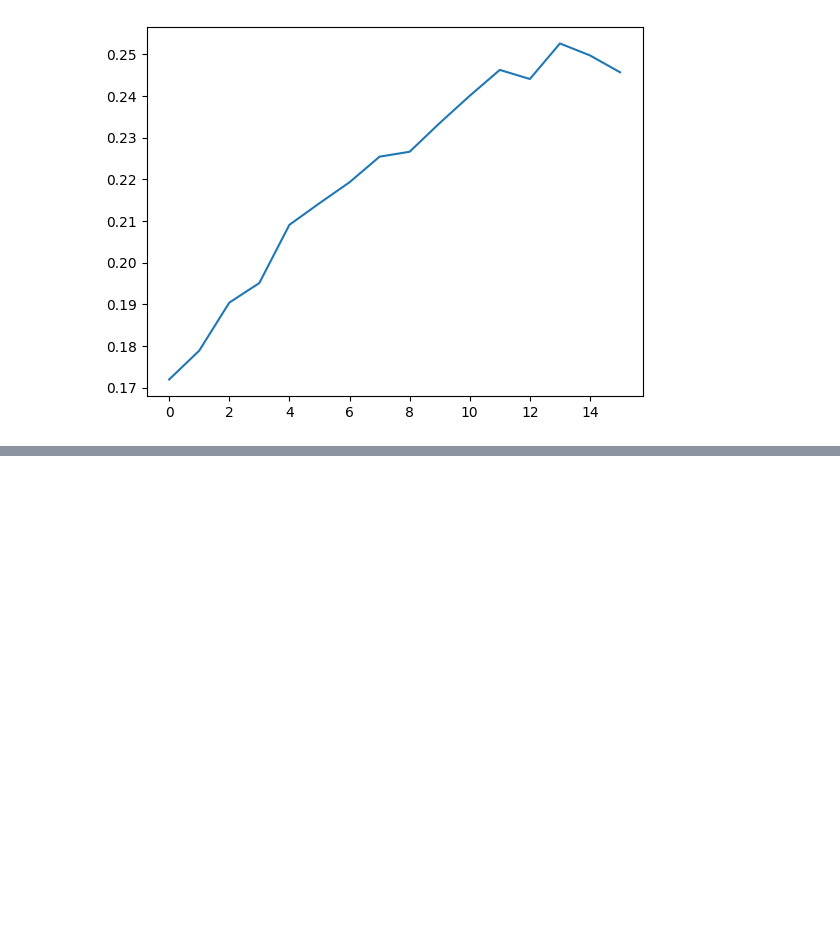
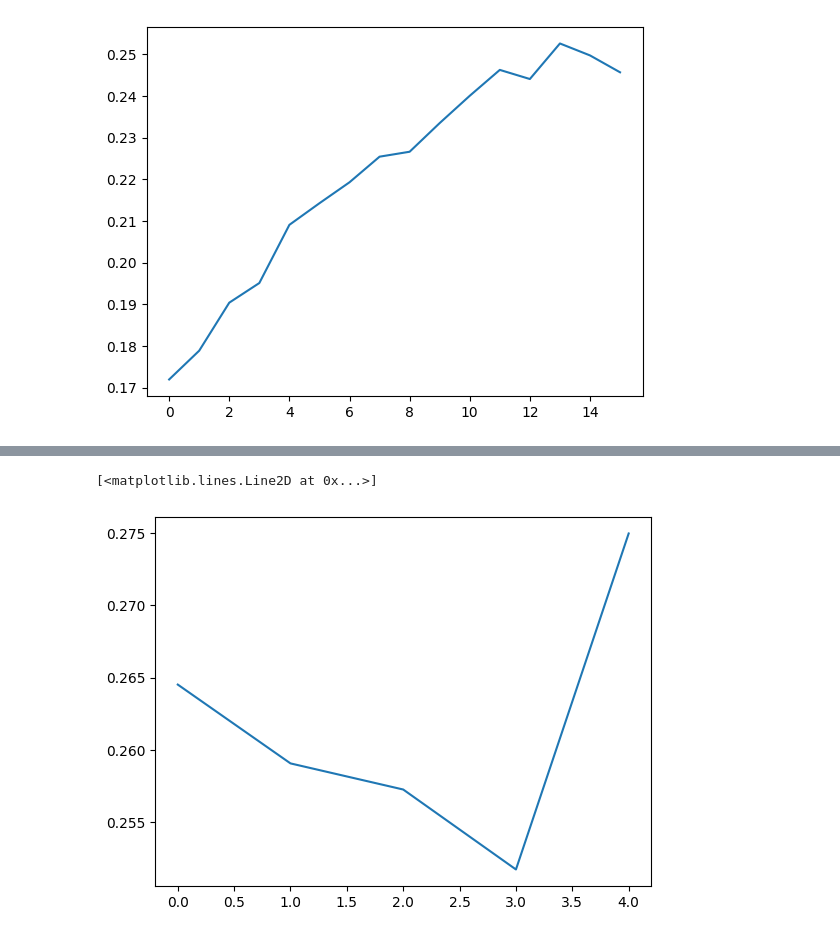
Before and after one commit to abdur-rafi/transaction-clustering, a Jupyter notebook: narration_clustering.ipynb, the cells around one changed output, grey strips where cells are left out. Cells and saved outputs as stored; diff of their text form; code cells hidden in the pictures; blank space fills up the shorter version.

```diff
--- a/narration_clustering.ipynb
+++ b/narration_clustering.ipynb
@@ -613,0 +577,7 @@ plt.plot(scores)
+# %%
+errs_, scores_ = getErrs(31, 35)
+# %%
+plt.plot(scores_)
+# %% [output]
+[<matplotlib.lines.Line2D at 0x...>]
+[figure, added]
```
Also changed, not shown: parts of 32 cells of this notebook.
